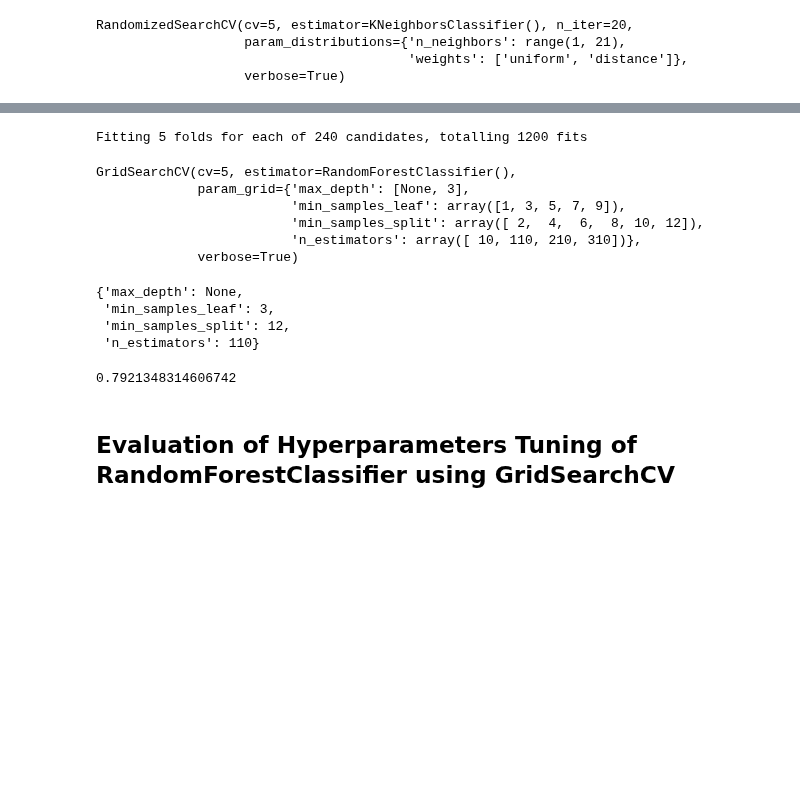
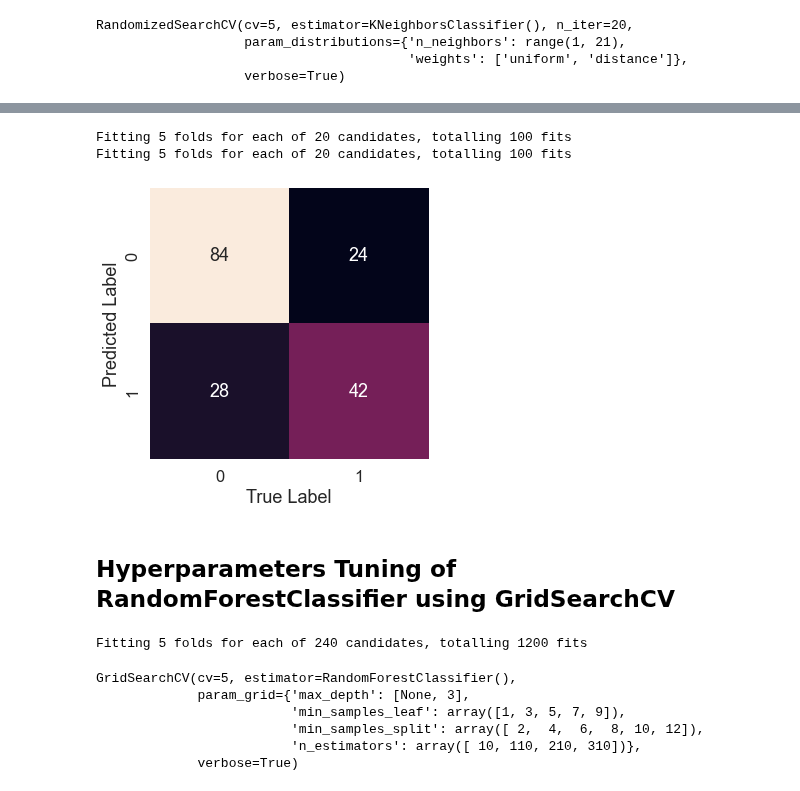
Before and after one commit to shamimsikder/ML-Exercises, a Jupyter notebook: Exercise Project/Titanic Project.ipynb, the cells around one changed output, grey strips where cells are left out. Saved outputs shown, nothing was run; the diff lists cells and outputs as text; code cells hidden in the pictures; blank space fills up the shorter version.

```diff
--- a/Exercise Project/Titanic Project.ipynb
+++ b/Exercise Project/Titanic Project.ipynb
@@ -473,3 +511,11 @@ KNN.score(x_test,y_test)
+# %%
+plot_conf_mat(rs_KNN,x_train,x_test,y_train,y_test);
+# %% [output]
+Fitting 5 folds for each of 20 candidates, totalling 100 fits
+Fitting 5 folds for each of 20 candidates, totalling 100 fits
+[figure, added]
+# %% [markdown]
+## Hyperparameters Tuning of RandomForestClassifier using GridSearchCV
 # %%
 rf_grid = {"n_estimators": np.arange(10, 400, 100),
            "max_depth": [None, 3],
@@ -493,16 +539,3 @@ GridSearchCV(cv=5, estimator=RandomForestClassifier(),
                          'min_samples_split': array([ 2,  4,  6,  8, 10, 12]),
                          'n_estimators': array([ 10, 110, 210, 310])},
              verbose=True)
-# %%
-rs_rf.best_params_
-# %% [output]
-{'max_depth': None,
- 'min_samples_leaf': 3,
- 'min_samples_split': 12,
- 'n_estimators': 110}
-# %%
-rs_rf.score(x_test,y_test)
-# %% [output]
-0.7921348314606742
-# %% [markdown]
-## Evaluation of Hyperparameters Tuning of RandomForestClassifier using GridSearchCV
```
Also changed, not shown: parts of 52 cells of this notebook.
